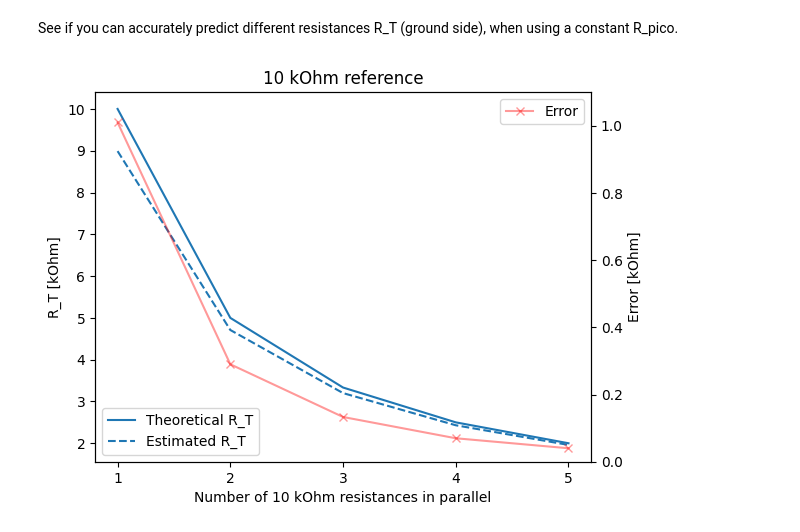
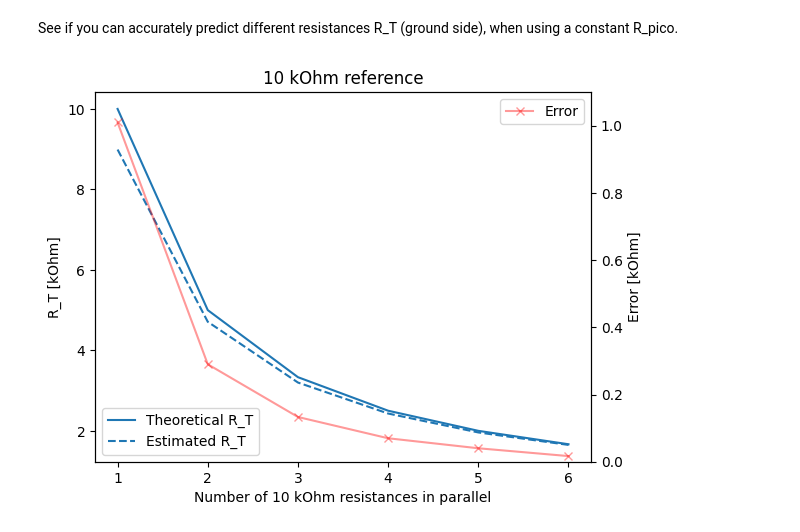
Before and after one commit to thdfw/gwks, a Jupyter notebook: pico/tank_module/resistance.ipynb, the cells around one changed output. Cells and saved outputs as stored; diff of their text form; code cells hidden in the pictures.

```diff
--- a/pico/tank_module/resistance.ipynb
+++ b/pico/tank_module/resistance.ipynb
@@ -30,26 +30,26 @@ See if you can accurately predict different resistances R_T (ground side), when
 def R_T(V, R_ref):
     return round(1/((3.3/V-1)/R_ref - 1/R_pico),2)
 # %%
-V_adc = [1.412272, 0.9857, 0.75817, 0.6180418, 0.5224292]
-R_true = [10/x for x in range(1,len(V_adc)+1)]
+V_adc = [1.412272, 0.9857, 0.75817, 0.6180418, 0.5224292, 0.4523224] #+ [0.266]
+R_true = [10/x for x in range(1,len(V_adc)+1)] #+ [10/14]
 R_adc = [R_T(x, R_ref=10) for x in V_adc]
 
 fig, ax = plt.subplots(1,1)
 ax.plot([x+1 for x in range(len(V_adc))], R_true, color='tab:blue', label="Theoretical R_T")
 ax.plot([x+1 for x in range(len(V_adc))], R_adc, color='tab:blue', linestyle='dashed', label="Estimated R_T")
 ax.set_xticks([x for x in range(len(V_adc)+1)])
 ax.set_xlabel('Number of 10 kOhm resistances in parallel')
 ax.set_ylabel('R_T [kOhm]')
 ax.legend(loc='lower left')
 ax2 = ax.twinx()
-ax2.plot([np.nan] + [(R_true[i]-R_adc[i]) for i in range(len(R_true))], '-x', alpha=0.4, color='red', label="Error")
+ax2.plot([np.nan] + [np.abs((R_true[i]-R_adc[i])) for i in range(len(R_true))], '-x', alpha=0.4, color='red', label="Error")
 ax2.set_ylabel('Error [kOhm]')
 ax2.set_ylim([0,1.1])
 ax2.legend()
 plt.title('10 kOhm reference')
 plt.plot()
 
 error_10 = [(R_true[i]-R_adc[i]) for i in range(len(R_true))]
 # %% [output]
-[figure, old version]
+[figure, new version]
 # %%
```
Also changed, not shown: parts of 5 cells of this notebook.
